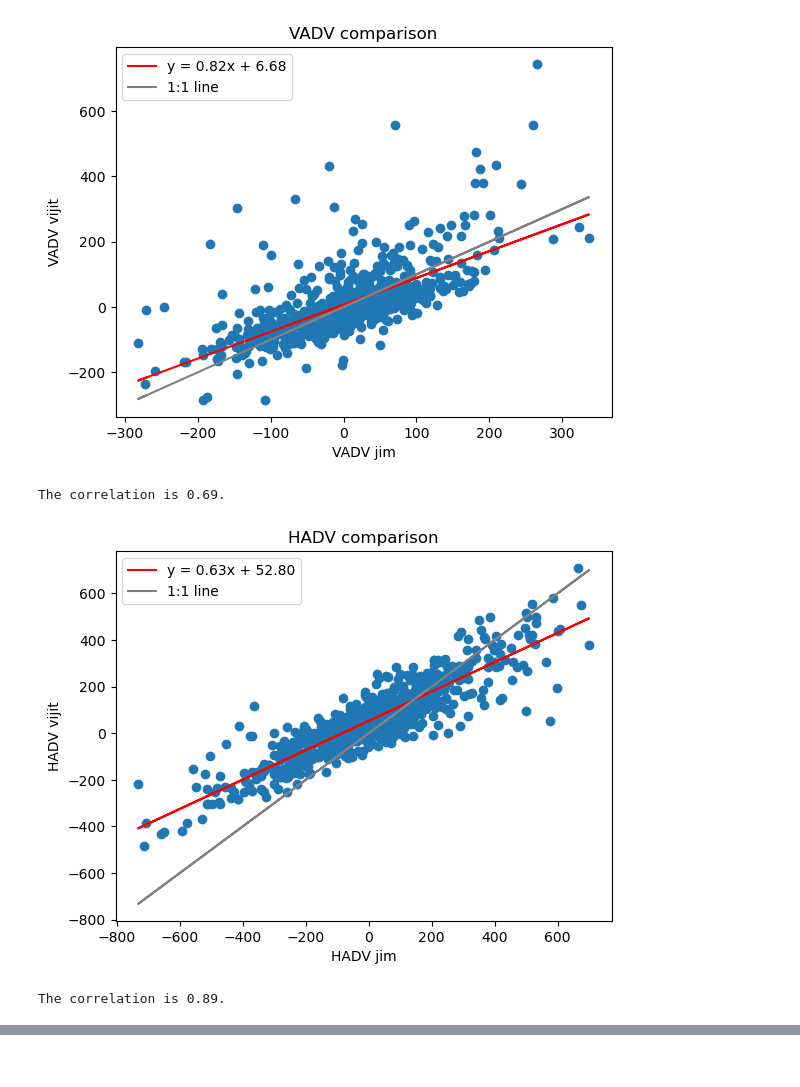
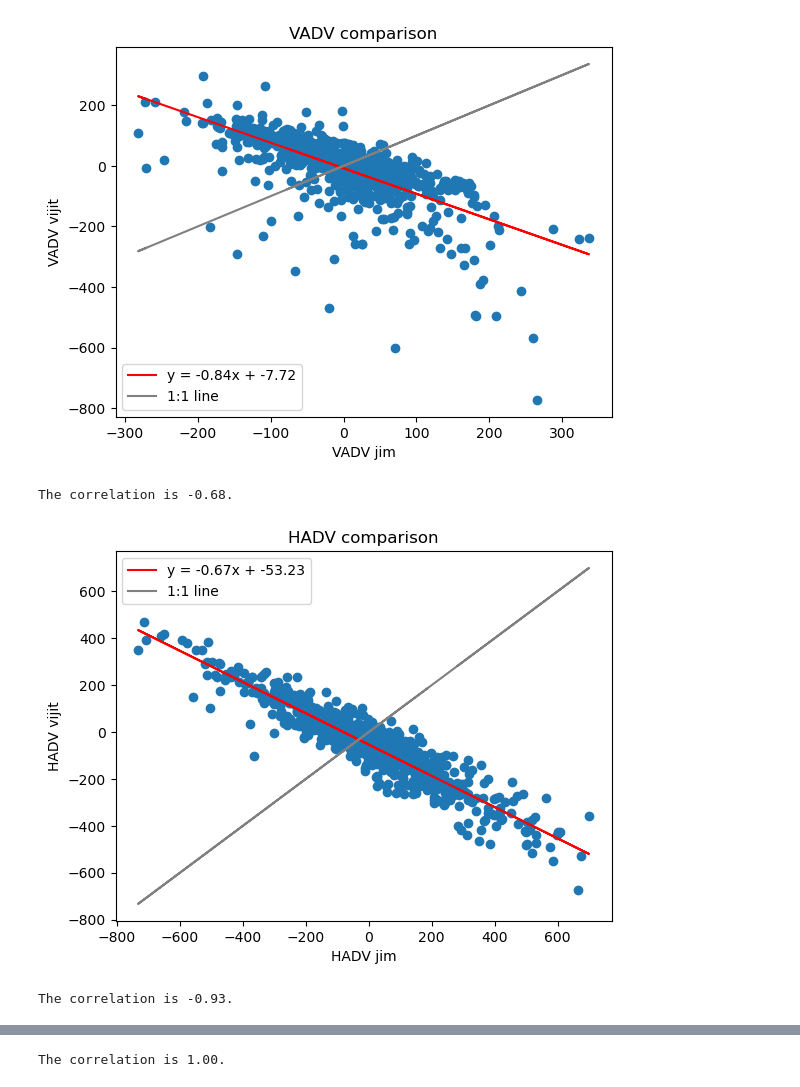
Before and after one commit to bwolding/tropical_PODs, a Jupyter notebook: vijit/MSE_budget_plots.ipynb, the cells around one changed output, grey strips where cells are left out. Drawn from its saved outputs; the diff is of its cells as text; code cells hidden in the pictures.

```diff
--- a/vijit/MSE_budget_plots.ipynb
+++ b/vijit/MSE_budget_plots.ipynb
@@ -20,4 +32,16 @@ from tropical_PODs.PODs.POD_utils import limit_files_to_select_years
 [interactive output not drawn]
 [interactive output not drawn]
 [interactive output not drawn]
+# %%
+def load_in_data(input_file, xarray_name, start_year, end_year, lat_lbound, lat_ubound):
+
+    paths = glob(input_file)
+    year_limited_paths = limit_files_to_select_years(paths,range(start_year,end_year+1))
+    dataset = xr.open_mfdataset(year_limited_paths, combine="by_coords")
+    dataset = dataset.sortby('lat', ascending=True)
+
+    data_var = dataset[xarray_name].sel(time = slice(str(start_year)+'-01-01', str(end_year)+'-12-31'), lat = slice(lat_lbound,lat_ubound))
+    data_var.load()
+
+    return dataset, data_var
 # %% [markdown]
@@ -262,7 +267,7 @@ The correlation is 0.85.
 lat_tem = 5
 lon_tem = 180
 
-data_tem_vijit = col_VADV_vijit.sel(lat = lat_tem, lon = lon_tem)
+data_tem_vijit = col_VADV.sel(lat = lat_tem, lon = lon_tem)
 data_tem_jim = col_VADV_jim.sel(lat = lat_tem, lon = lon_tem)
 
 plt.scatter(data_tem_jim, data_tem_vijit)
@@ -270,35 +275,53 @@ plt.xlabel('VADV jim')
 plt.ylabel('VADV vijit')
 plt.title('VADV comparison')
 
 slope, intercept = np.polyfit(data_tem_jim, data_tem_vijit, 1)
 plt.plot(data_tem_jim, slope * data_tem_jim + intercept, color='red', label=f'y = {slope:.2f}x + {intercept:.2f}')
 plt.plot(data_tem_jim,data_tem_jim,color='grey', label='1:1 line')
 plt.legend()
 
 plt.show()
 
 correlation = np.corrcoef(data_tem_jim, data_tem_vijit)[0, 1]
 print(f'The correlation is {correlation:.2f}.')
 
-data_tem_vijit = col_HADV_vijit.sel(lat = lat_tem, lon = lon_tem)
+data_tem_vijit = col_HADV.sel(lat = lat_tem, lon = lon_tem)
 data_tem_jim = col_HADV_jim.sel(lat = lat_tem, lon = lon_tem)
 
 plt.scatter(data_tem_jim, data_tem_vijit)
 plt.xlabel('HADV jim')
 plt.ylabel('HADV vijit')
 plt.title('HADV comparison')
 
 slope, intercept = np.polyfit(data_tem_jim, data_tem_vijit, 1)
 plt.plot(data_tem_jim, slope * data_tem_jim + intercept, color='red', label=f'y = {slope:.2f}x + {intercept:.2f}')
 plt.plot(data_tem_jim,data_tem_jim,color='grey', label='1:1 line')
 plt.legend()
 
 plt.show()
 
 correlation = np.corrcoef(data_tem_jim, data_tem_vijit)[0, 1]
 print(f'The correlation is {correlation:.2f}.')
+
+data_tem_vijit = MSE_tend.sel(lat = lat_tem, lon = lon_tem)
+data_tem_jim = MSE_tend_jim.sel(lat = lat_tem, lon = lon_tem)
+
+plt.scatter(data_tem_jim, data_tem_vijit)
+plt.xlabel('tend jim')
+plt.ylabel('tend vijit')
+plt.title('MSE tend comparison')
+
+slope, intercept = np.polyfit(data_tem_jim, data_tem_vijit, 1)
+plt.plot(data_tem_jim, slope * data_tem_jim + intercept, color='red', label=f'y = {slope:.2f}x + {intercept:.2f}')
+plt.plot(data_tem_jim,data_tem_jim,color='grey', label='1:1 line')
+plt.legend()
+
+plt.show()
+
+correlation = np.corrcoef(data_tem_jim, data_tem_vijit)[0, 1]
+print(f'The correlation is {correlation:.2f}.')
 # %% [output]
-[figure, old version]
+[figure, new version]
-The correlation is 0.69.
+The correlation is -0.68.
-[figure, old version]
+[figure, new version]
-The correlation is 0.89.
+The correlation is -0.93.
@@ -305,3 +329,4 @@ The correlation is 0.89.
+The correlation is 1.00.
 # %%
 ### comparing histograms ###
 
```
Also changed, not shown: parts of 15 cells of this notebook, 5 other files.
